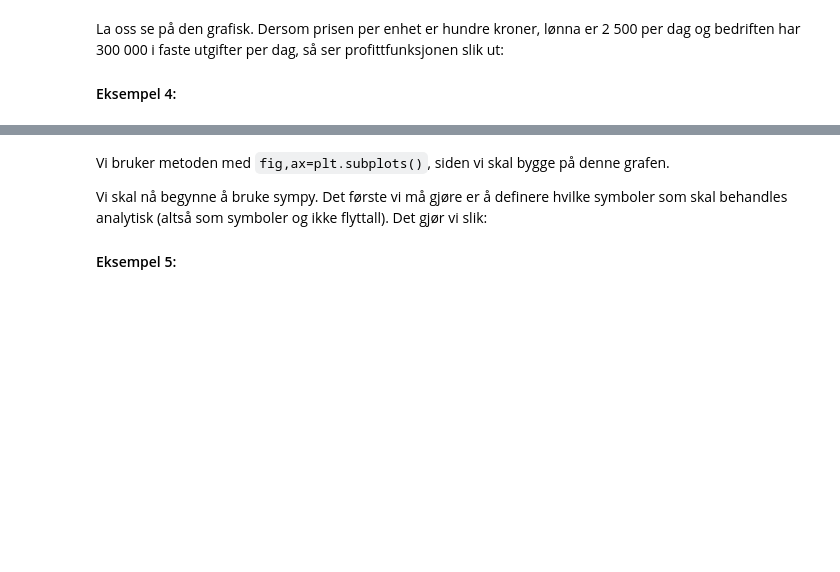
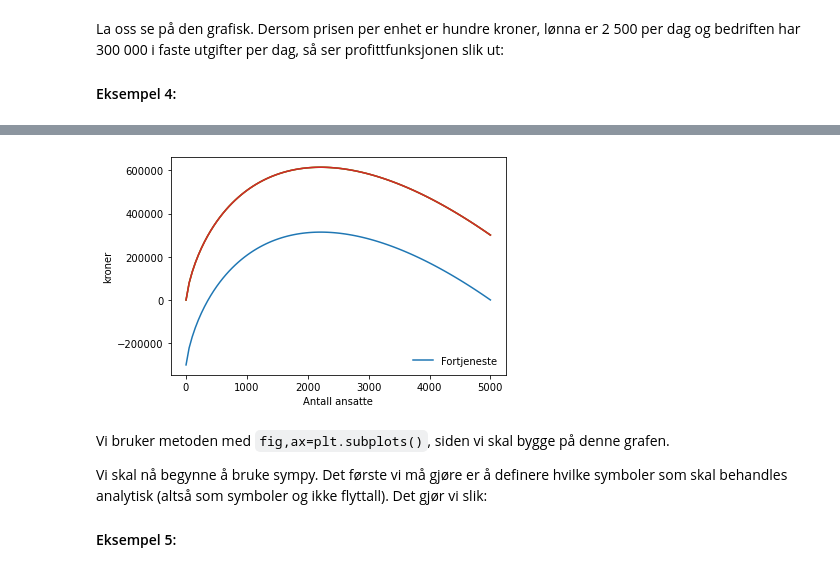
Before and after one commit to uit-sok-1003-h22/notebooks, a Jupyter notebook: 5 - sympy.ipynb, the cells around one changed output, grey strips where cells are left out. Saved outputs shown, nothing was run; the diff lists cells and outputs as text; code cells hidden in the pictures; blank space fills up the shorter version.

```diff
--- a/5 - sympy.ipynb
+++ b/5 - sympy.ipynb
@@ -58,3 +64,10 @@ ax.legend(loc='lower right',frameon=False)
+# %%
+def profit2(L,a,w,p):
+    return p*f(L,a)-w*L
+ax.plot(x,profit2(x,0.9,2500,100), label='Uten investering')
+fig
+# %% [output]
+[figure, added]
 # %% [markdown]
 Vi bruker metoden med `fig,ax=plt.subplots()`, siden vi skal bygge på denne grafen.
 
```
Also changed, not shown: parts of 20 cells of this notebook, 1 other file.
